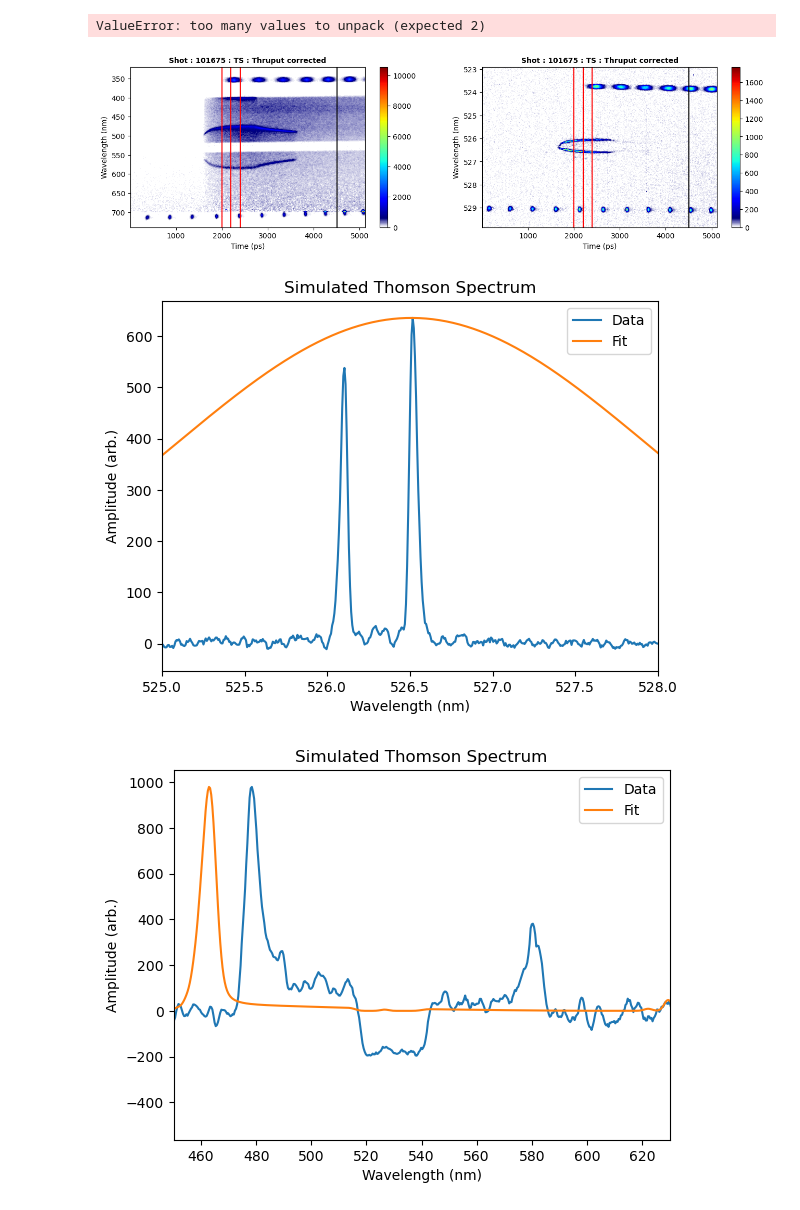
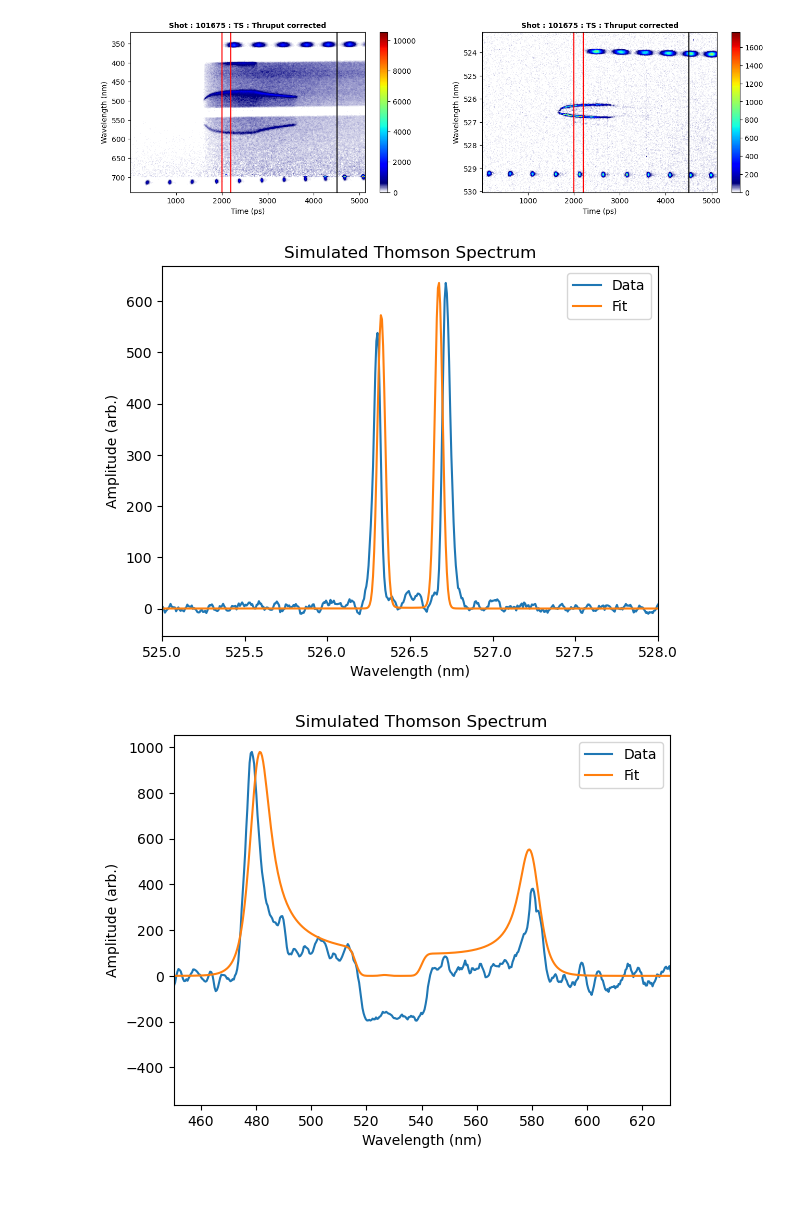
Before and after one commit to ergodicio/inverse-thomson-scattering, a Jupyter notebook: testdatafitter.ipynb, the cells around one changed output. Cells and saved outputs as stored; diff of their text form; code cells hidden in the pictures.

```diff
--- a/testdatafitter.ipynb
+++ b/testdatafitter.ipynb
@@ -25,6 +15,11 @@ sa = np.linspace(55, 65, 10)
 # %%
-import yaml
-with open("./inputs.yaml", "r") as fi:
+with open("./defaults.yaml", "r") as fi:
   yaml_dict = yaml.safe_load(fi)
 
-print(yaml_dict)
+with open("./inputs.yaml", "r") as fi:
+  yaml_input = yaml.safe_load(fi)
+
+temp = flatten(yaml_dict)
+temp.update(flatten(yaml_input))
+yaml_dict = unflatten(temp)
+#print(yaml_dict)
@@ -34,8 +27,8 @@ print(yaml_dict)
 from inverse_thomson_scattering.v0 import datafitter
 datafitter=reload(datafitter)
 bgshot={'type': [], 'val': []}
-lnout={'type': 'ps', 'val': [2000, 2200, 2400]}
+lnout={'type': 'ps', 'val': [2000, 2200]}
 bglnout={'type': 'pixel', 'val': 900}
 extraoptions={'spectype': 2}
-dfres=datafitter.dattafitter(101675,bgshot,lnout,bglnout,1,2,yaml_dict,extraoptions)
+dfres=datafitter.dattafitter(101675,bgshot,lnout,bglnout,1,2,yaml_dict)
 # %% [output]
@@ -59,4 +37,3 @@ dfres=datafitter.dattafitter(101675,bgshot,lnout,bglnout,1,2,yaml_dict,extraopti
-ValueError: too many values to unpack (expected 2)
-[figure, old version]
+[figure, new version]
-[figure, old version]
+[figure, new version]
-[figure, old version]
+[figure, new version]
```
Also changed, not shown: parts of 6 cells of this notebook, 12 other files.
